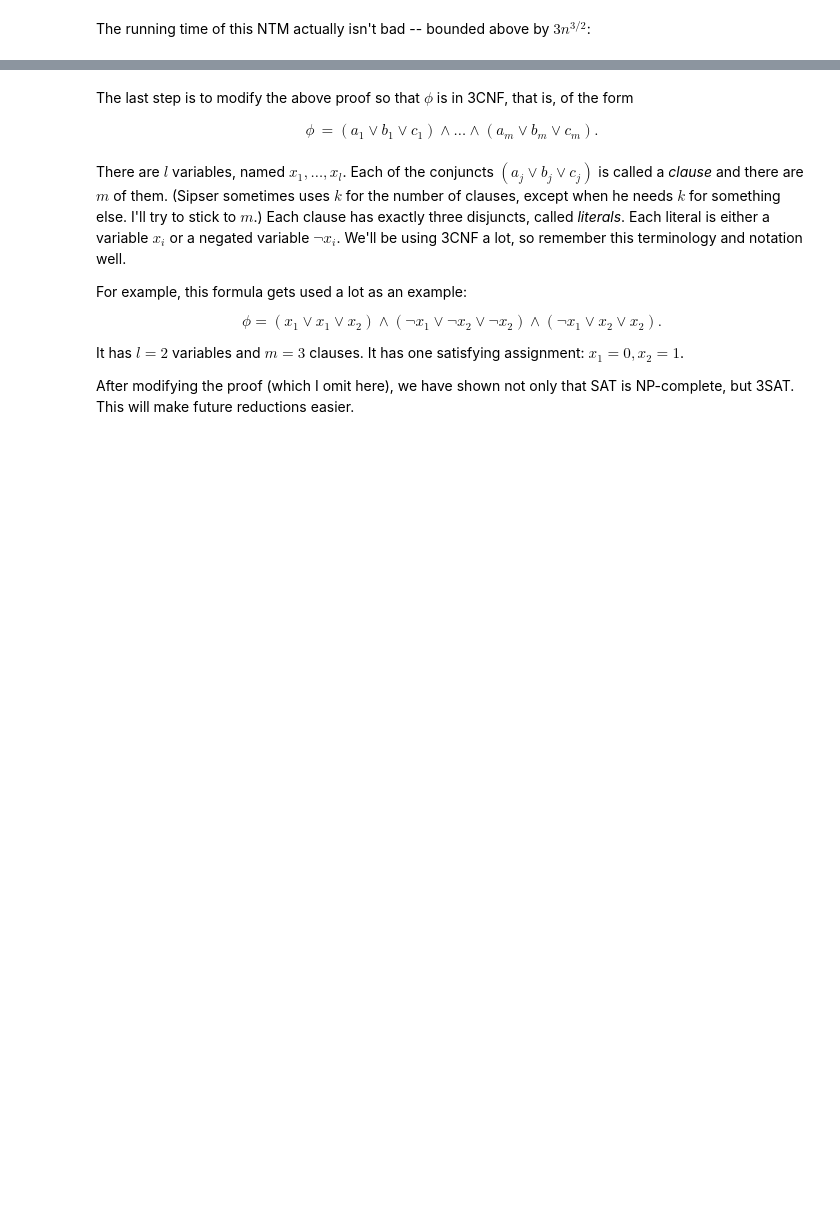
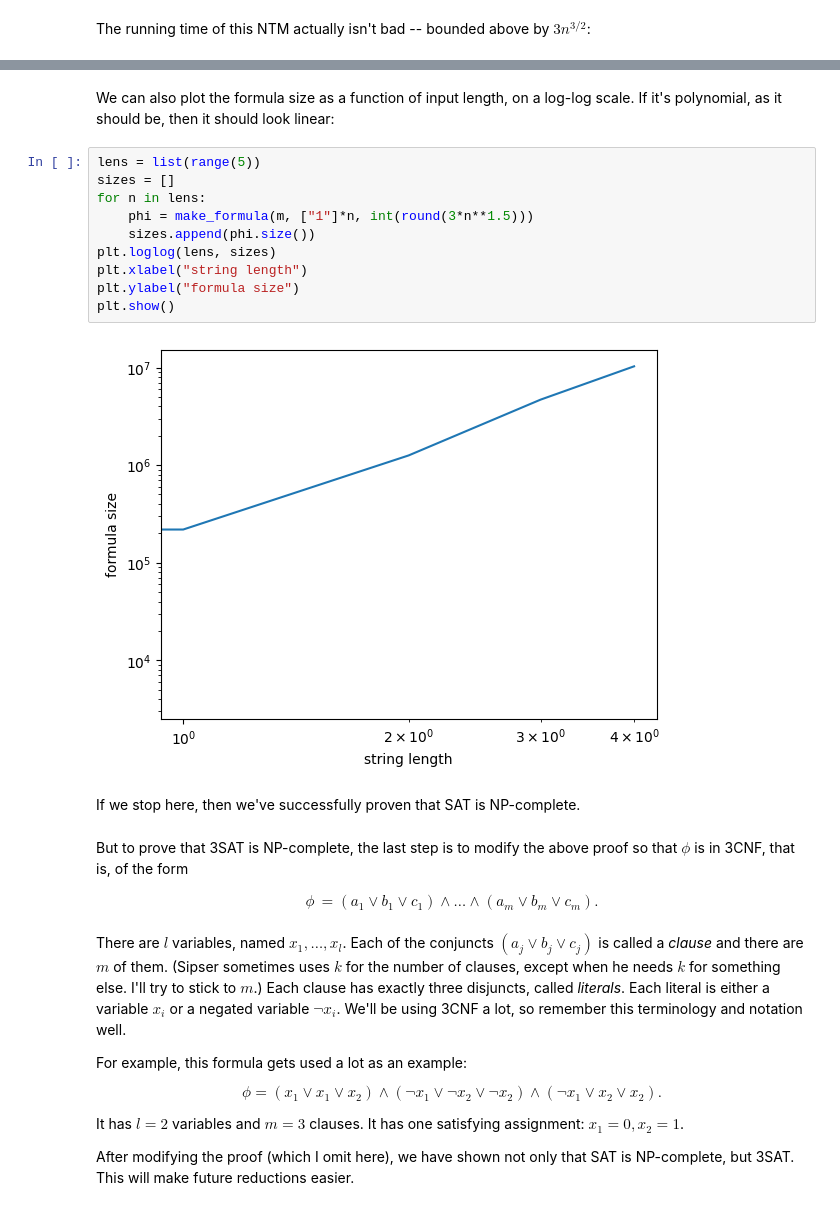
Before and after one commit to ND-CSE-30151/spring-2025, a Jupyter notebook: notes/30-cooklevin.ipynb, the cells around one changed output, grey strips where cells are left out. Drawn from its saved outputs; the diff is of its cells as text; blank space fills up the shorter version.

```diff
--- a/notes/30-cooklevin.ipynb
+++ b/notes/30-cooklevin.ipynb
@@ -195,5 +211,21 @@ print(str(phi)[:1000], '...')
+# %% [markdown]
+We can also plot the formula size as a function of input length, on a log-log scale. If it's polynomial, as it should be, then it should look linear:
+# %%
+lens = list(range(5))
+sizes = []
+for n in lens:
+    phi = make_formula(m, ["1"]*n, int(round(3*n**1.5)))
+    sizes.append(phi.size())
+plt.loglog(lens, sizes)
+plt.xlabel("string length")
+plt.ylabel("formula size")
+plt.show()
+# %% [output]
+[figure, added]
+# %% [markdown]
+If we stop here, then we've successfully proven that SAT is NP-complete.
 # %% [markdown]
-The last step is to modify the above proof so that $\phi$ is in 3CNF, that is, of the form
+But to prove that 3SAT is NP-complete, the last step is to modify the above proof so that $\phi$ is in 3CNF, that is, of the form
 
 \begin{align*}
 \phi &= (a_1 \lor b_1 \lor c_1) \land \ldots \land (a_m \lor b_m \lor c_m). \\
```
Also changed, not shown: parts of 22 cells of this notebook.
